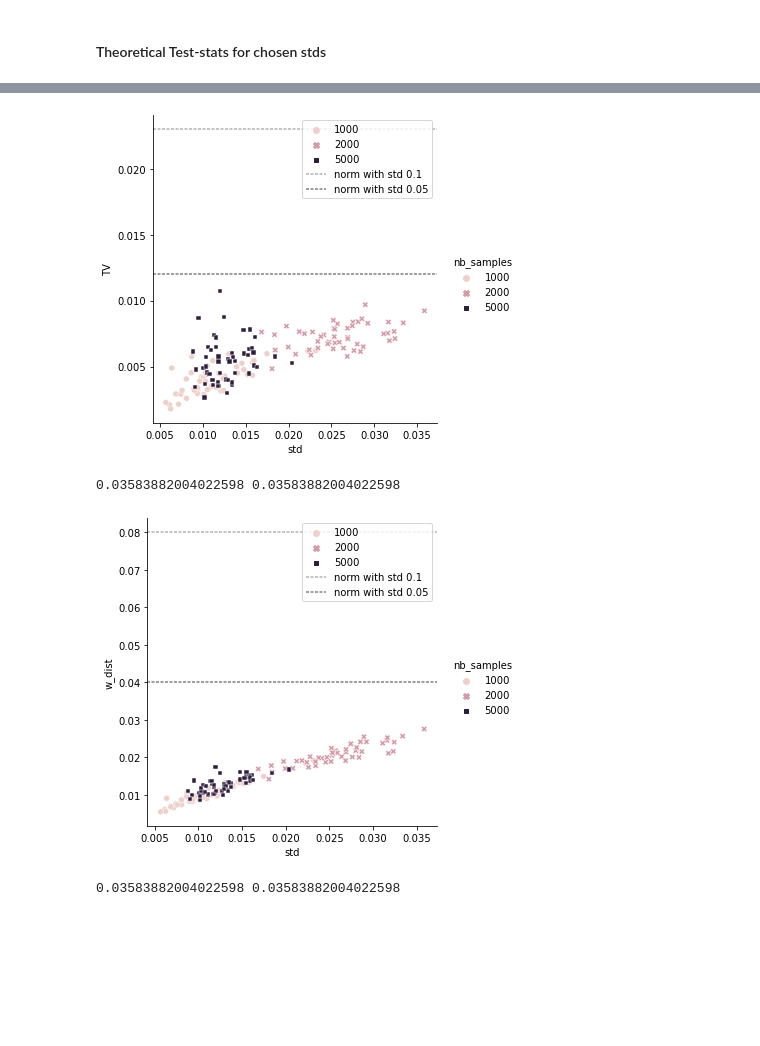
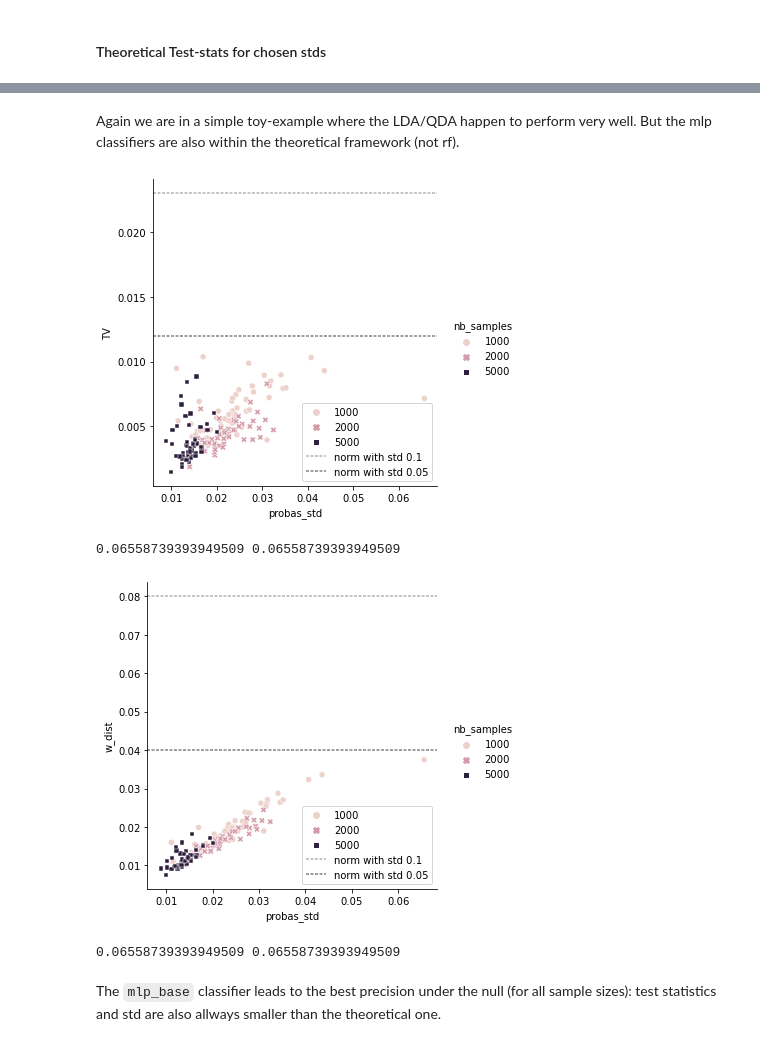
Before and after one commit to JuliaLinhart/valDiags_flows, a Jupyter notebook: notebooks/Local_C2ST_example_1D_lampe.ipynb, the cells around one changed output, grey strips where cells are left out. Drawn from its saved outputs; the diff is of its cells as text; code cells hidden in the pictures; blank space fills up the shorter version.

```diff
--- a/notebooks/Local_C2ST_example_1D_lampe.ipynb
+++ b/notebooks/Local_C2ST_example_1D_lampe.ipynb
@@ -866,10 +893,10 @@ for n in N_list:
             shifts=scale_shifts,
             clf_class=clf_classes[clf_name],
             clf_kwargs=clf_kwargs_dict[clf_name],
-            metrics=['mean']
+            metrics=['probas_mean']
         )
         clf_method = [clf_name]*len(shift_list)
-        dfs.append(pd.DataFrame({'scale_shift': shift_list, 'accuracy': accuracies, 'mean proba':scores['mean'], 'total_cv_time':times, 'classifier':clf_method}))
+        dfs.append(pd.DataFrame({'scale_shift': shift_list, 'accuracy': accuracies, 'probas_mean':scores['probas_mean'], 'total_cv_time':times, 'classifier':clf_method}))
     dfs_scale[n] = pd.concat(dfs, ignore_index=True)
 
 torch.save(dfs_scale, '../saved_experiments/Gaussian1d/lc2st_eval_clfs/dfs_scale_exp_lc2st.pkl')
@@ -885,7 +912,7 @@ for n in N_list:
     # plt.show()
 
     sns.relplot(
-        data=dfs_scale[n], x="scale_shift", y="mean proba",
+        data=dfs_scale[n], x="scale_shift", y="probas_mean",
         hue="classifier", style="classifier", kind="line",
     )
     plt.title(f'NB samples: {n}')
@@ -903,7 +930,7 @@ Let's compare these plots to one we can obtain by evaluating the bad NF at diffe
 $$p(\theta \mid x_0) = \mathcal{N}(x_{0,1}+x_{0,2},1) = \mathcal{N}(m,1)$$
 # %%
 # modelling the mean shifts for the bad NF
-from diagnostics.localC2ST import score_lc2st_flow_zuko
+from valdiags.localC2ST import lc2st_scores
 
 clf_names = ["lda", "qda", "rf", "mlp_base", "mlp_sbi"]
 dfs = []
@@ -913,22 +940,22 @@ for clf_name in clf_names:
     shift_list = []
     for m in mean_shifts:
         x_0 = torch.FloatTensor([[0, m]])
-        score, _ = score_lc2st_flow_zuko(
-            npe_bad.flow,
-            theta_cal,
+        score, _ = lc2st_scores(
+            base_dist_samples,
+            inv_flow_samples_cal_bad,
             x_cal,
             x_0,
-            metrics=["accuracy", "mean", "w_dist", "TV"],
+            metrics=["accuracy", "probas_mean", "w_dist", "TV"],
             n_folds=10,
             clf_kwargs=clf_kwargs,
         )
 
-        mean_proba = np.concatenate([mean_proba, score['mean']])
+        mean_proba = np.concatenate([mean_proba, score['probas_mean']])
         accuracies = np.concatenate([accuracies, score["accuracy"]])
         for _ in range(10):
             shift_list.append(m)
     clf_method = [clf_name]*len(shift_list)
-    dfs.append(pd.DataFrame({'mean_shift': shift_list, 'accuracy': accuracies, 'mean proba':mean_proba, 'classifier':clf_method}))
+    dfs.append(pd.DataFrame({'mean_shift': shift_list, 'accuracy': accuracies, 'probas_mean':mean_proba, 'classifier':clf_method}))
 # %%
 df = pd.concat(dfs, ignore_index=True)
 sns.relplot(
@@ -998,9 +1027,9 @@ for n in N_LIST:
 
 null_dist = npe_good.flow(x_cal[0]).base
 # %%
-from diagnostics.localC2ST import eval_null_lc2st
+from valdiags.localC2ST import eval_null_lc2st
 
-clf_names = ["mlp_base", "mlp_sbi", "rf"]
+clf_names = ["mlp_base", "mlp_sbi", "rf", "lda", "qda"]
 dfs = []
 for clf in clf_names:
     for n in N_LIST:
@@ -1034,18 +1063,23 @@ for T, y1, y2 in zip(['TV', 'w_dist'], [0.023,0.08], [0.012, 0.04]):
+# %% [markdown]
+Again we are in a simple toy-example where the LDA/QDA happen to perform very well. But the mlp classifiers are also within the theoretical framework (not rf).
 # %%
 clf_name = 'mlp_base'
 df_clf = df[df['classifier']==clf_name]
 for T, y1, y2 in zip(['TV', 'w_dist'], [0.023,0.08], [0.012, 0.04]):
     g = sns.relplot(
-            data=df_clf, x="std", y=T,
+            data=df_clf, x="probas_std", y=T,
             hue="nb_samples", style="nb_samples", kind="scatter",
         )
     g.map(plt.axhline, y=y1, color=".7", dashes=(2, 1), zorder=0, label='norm with std 0.1')
     g.map(plt.axhline, y=y2, color=".5", dashes=(2, 1), zorder=0, label='norm with std 0.05')
     plt.legend()
     plt.show()
-    print(df_clf[df_clf[T]<=y1]['std'].max(), df_clf[df_clf[T]<=y2]['std'].max())
+    print(df_clf[df_clf[T]<=y1]['probas_std'].max(), df_clf[df_clf[T]<=y2]['probas_std'].max())
 # %% [output]
-[figure, old version]
+[figure, new version]
-0.03583882004022598 0.03583882004022598
+0.06558739393949509 0.06558739393949509
-[figure, old version]
+[figure, new version]
-0.03583882004022598 0.03583882004022598
+0.06558739393949509 0.06558739393949509
+# %% [markdown]
+The `mlp_base` classifier leads to the best precision under the null (for all sample sizes):
+test statistics and std are also allways smaller than the theoretical one.
```
Also changed, not shown: parts of 70 cells of this notebook, 28 other files.
